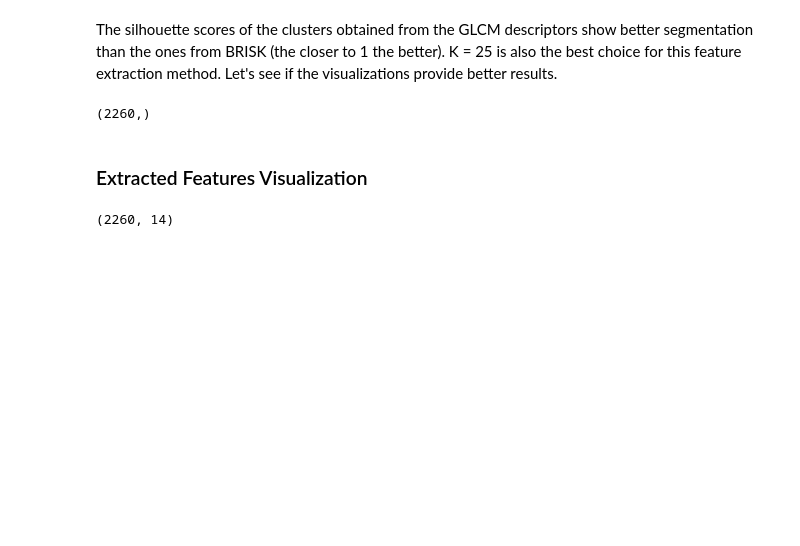
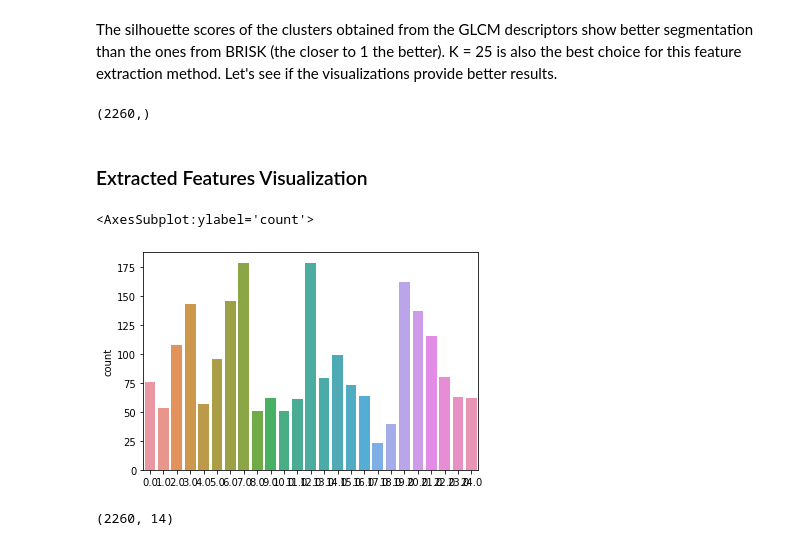
Before and after one commit to josealexandre-mecai/img-processing-2022, a Jupyter notebook: BOVW_Train.ipynb, the cells around one changed output. Drawn from its saved outputs; the diff is of its cells as text; code cells hidden in the pictures; blank space fills up the shorter version.

```diff
--- a/BOVW_Train.ipynb
+++ b/BOVW_Train.ipynb
@@ -423,4 +420,10 @@ print(clusters.shape)
 (2260,)
 # %% [markdown]
 ### Extracted Features Visualization
+# %%
+# cluster distribution
+sns.countplot(x=descriptors_cluster[:, -1])
+# %% [output]
+<AxesSubplot:ylabel='count'>
+[figure, added]
 # %%
```
Also changed, not shown: parts of 25 cells of this notebook, 1 other file.
